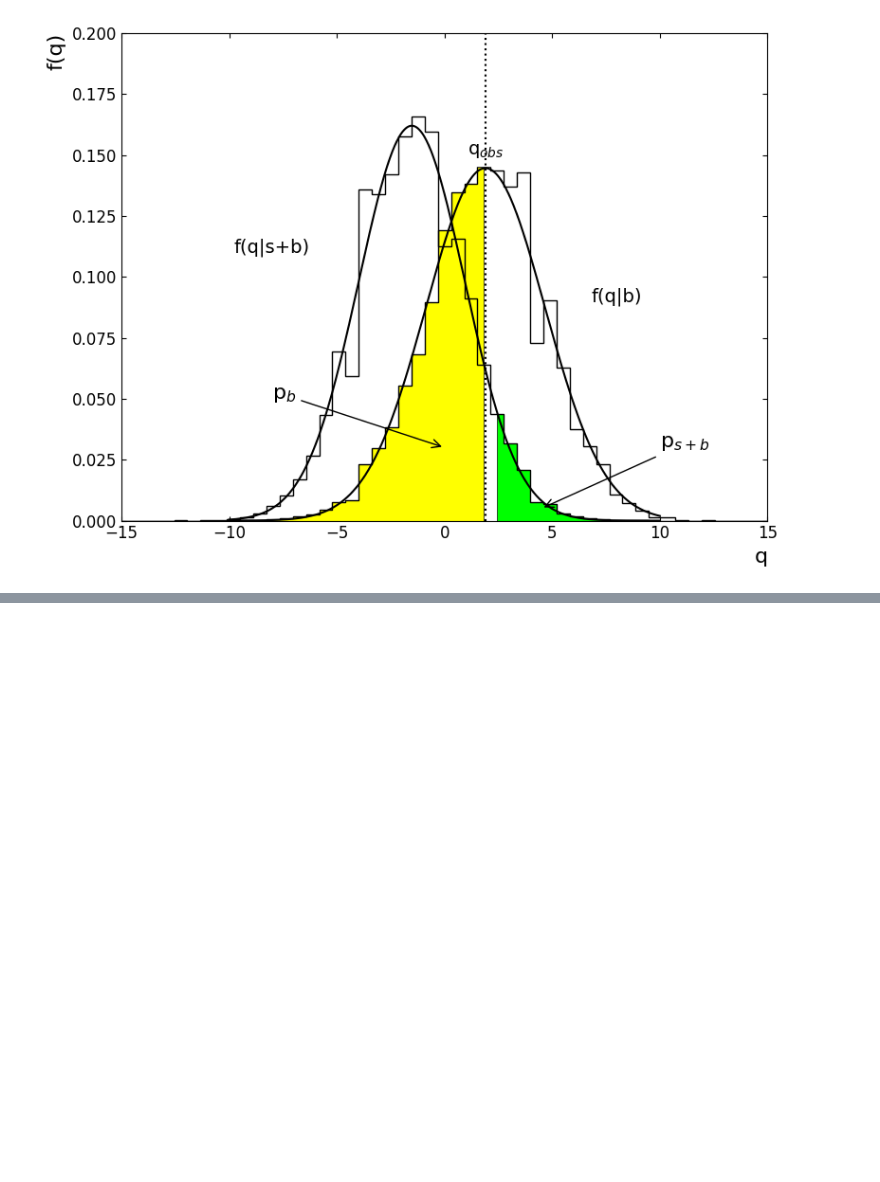
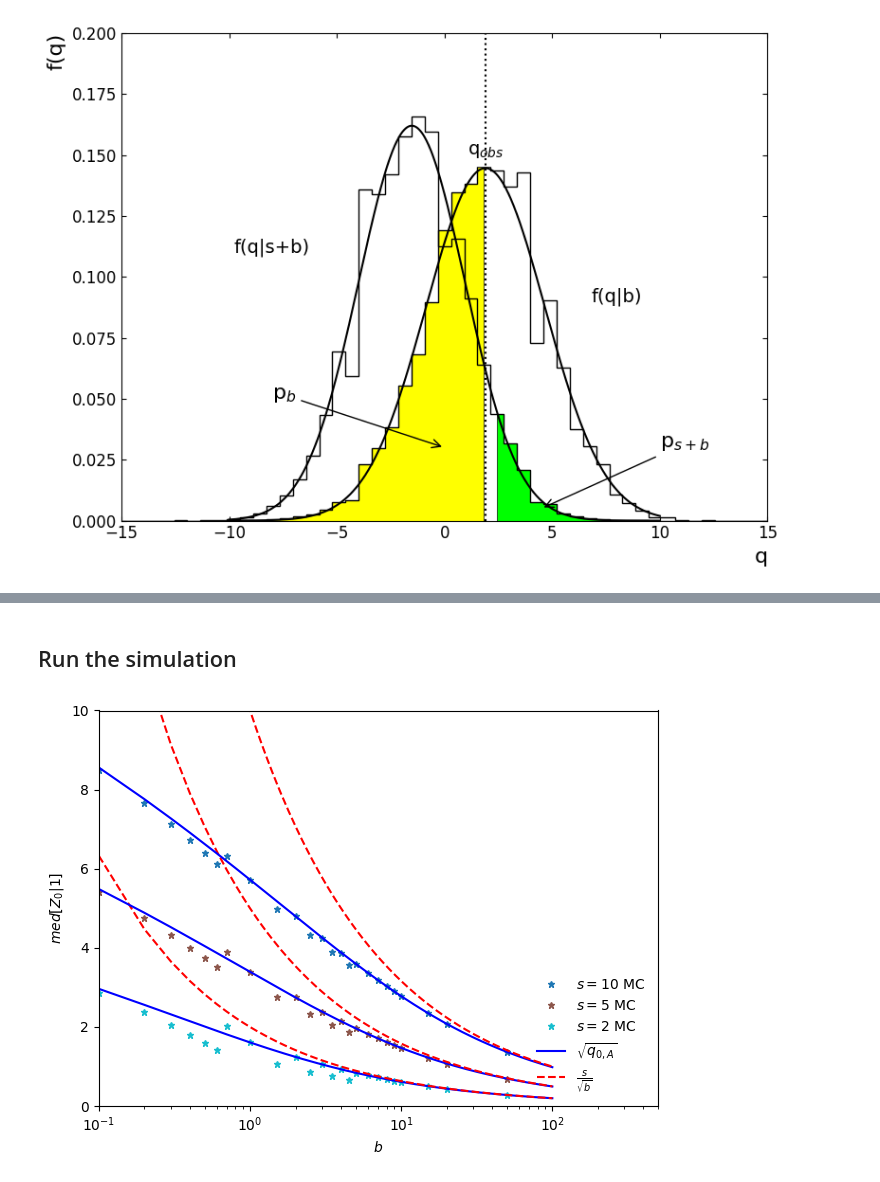
Before and after one commit to andrex-naranjas/cowan_statistics_test, a Jupyter notebook: Notebooks/CowanTutorials_Stats.ipynb, the cells around one changed output, grey strips where cells are left out. Drawn from its saved outputs; the diff is of its cells as text; code cells hidden in the pictures; blank space fills up the shorter version.

```diff
--- a/Notebooks/CowanTutorials_Stats.ipynb
+++ b/Notebooks/CowanTutorials_Stats.ipynb
@@ -1011,0 +1051,22 @@ plt.show()
+# %%
+def med_Z01(s, b, mu_hat):
+    """
+    missing documentation (MC simulation)
+    """
+    s = np.full_like(np.array(b), s)
+    if mu_hat >= 0:
+        return np.sqrt(2 * ( (s+b)*np.log(1 + s/b) - s) )
+    else:
+        return 0.0
+# %%
+def med_Z01_aprox(s, b, mu_hat):
+    """
+    missing documentation (MC simulation)
+    """
+    s = np.full_like(np.array(b), s)
+    if mu_hat >= 0:
+        return s/np.sqrt(b)
+    else:
+        return 0.0
+# %% [markdown]
+## Run the simulation
@@ -1011,0 +1116,36 @@ plt.show()
+# %%
+# plots
+#plt.figure(figsize=(7, 6))
+colors = plt.cm.tab10(np.linspace(0, 1, len(s_values)))
+for i in range(len(s_values)):
+    color = colors[i]
+    plt.plot(b_vals, q0_vals_mc_all[i], label=fr"$s = {s_values[i]}$ MC", marker='*', linestyle="None", markersize=5, color=color)
+    #print(q0_vals_mc_all[i])
+
+    # plt.plot(b_vals, q0_vals_all[i], label=fr"$s = {s_values[i]}$ Asimov", linewidth=2, color=color)
+
+
+mu_hat = 1
+b_values = np.linspace(0.1, 100, 1000)
+s = 2
+plt.plot(b_values, med_Z01(s, b_values, mu_hat), 'b-', label=r'$\sqrt{q_{0,A}}$')
+plt.plot(b_values, med_Z01_aprox(s, b_values, mu_hat), 'r--', label=r'$\frac{s}{\sqrt{b}}$')
+s = 5
+plt.plot(b_values, med_Z01(s, b_values, mu_hat), 'b-')
+plt.plot(b_values, med_Z01_aprox(s, b_values, mu_hat), 'r--')
+s = 10
+plt.plot(b_values, med_Z01(s, b_values, mu_hat), 'b-')
+plt.plot(b_values, med_Z01_aprox(s, b_values, mu_hat), 'r--')
+
+plt.xlabel(r"$b$")
+plt.ylim(0, 10)
+plt.xlim(0.1, 500)
+plt.ylabel(r"$med[Z_0|1]$")
+#plt.yscale("log")
+plt.xscale("log")
+plt.grid(False)
+plt.legend(loc="lower right", frameon=False)
+plt.tight_layout()
+plt.show()
+# %% [output]
+[figure, added]
```
Also changed, not shown: parts of 4 cells of this notebook.
